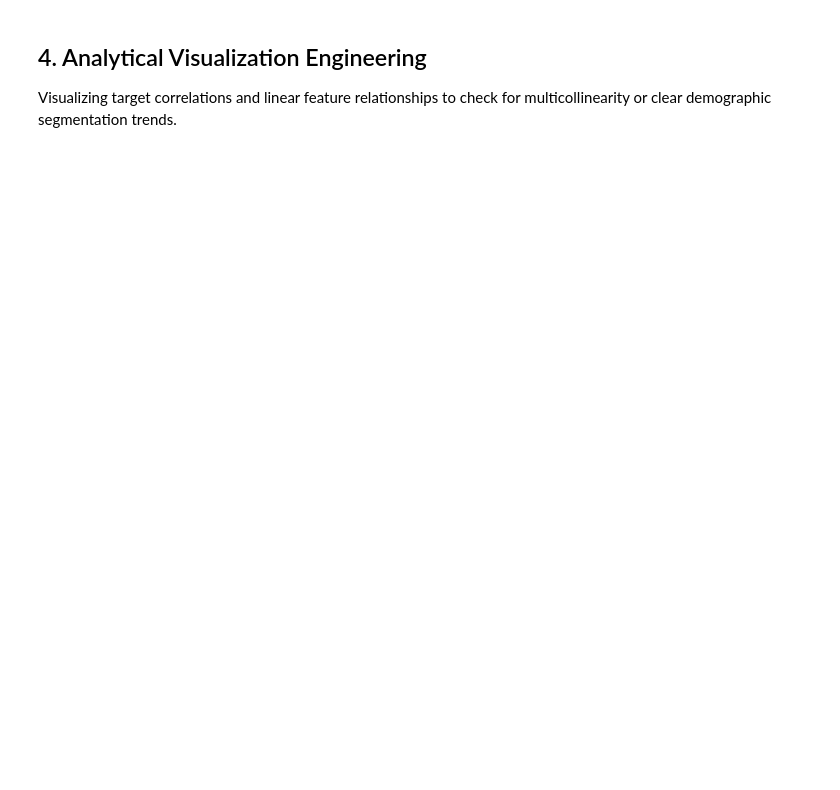
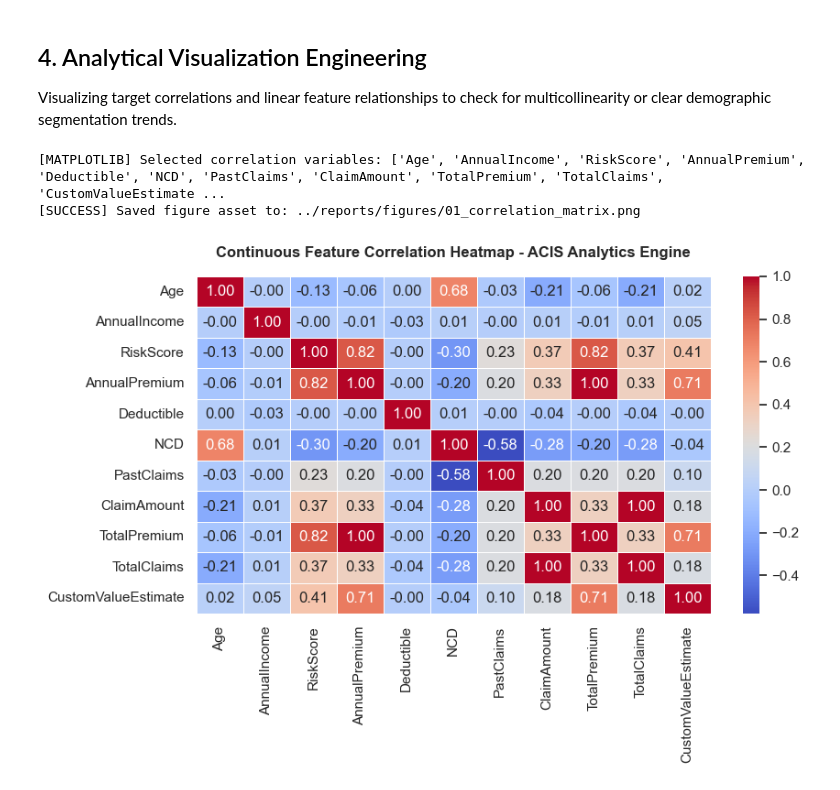
Before and after one commit to Solih06/auto-insurance-risk-analytics, a Jupyter notebook: notebooks/01_exploratory_analysis.ipynb, the cells around one changed output. Cells and saved outputs as stored; diff of their text form; code cells hidden in the pictures; blank space fills up the shorter version.

Commit message:
task1: Complete exploratory data analysis and export dynamic visuals

```diff
--- a/notebooks/01_exploratory_analysis.ipynb
+++ b/notebooks/01_exploratory_analysis.ipynb
@@ -105,14 +169,34 @@ if 'Province' in df.columns:
 ## 4. Analytical Visualization Engineering
 Visualizing target correlations and linear feature relationships to check for multicollinearity or clear demographic segmentation trends.
 # %%
-plt.figure(figsize=(8, 5))
+import os
+import matplotlib.pyplot as plt
+import seaborn as sns
+
+# Ensure the output asset directory exists
+os.makedirs('../reports/figures', exist_ok=True)
+
+# 1. Dynamically identify continuous metrics while avoiding tracking codes/IDs
 numeric_fields = df.select_dtypes(include=['float64', 'int64']).columns
-# Remove ID / Code variables to ensure meaningful feature matrix math
-clean_numeric = [col for col in numeric_fields if 'ID' not in col and 'Code' not in col]
+clean_numeric = [col for col in numeric_fields if not any(kw in col.lower() for kw in ['id', 'code', 'postal'])]
 
+print(f"[MATPLOTLIB] Selected correlation variables: {clean_numeric}")
+
+# 2. Compute and plot correlation matrix canvas
+plt.figure(figsize=(9, 6))
 correlation_map = df[clean_numeric].corr()
-sns.heatmap(correlation_map, annot=True, cmap='coolwarm', fmt=".2f", linewidths=0.5)
-plt.title('Continuous Feature Correlation Heatmap - ACIS Analytics Engine', pad=15)
+sns.heatmap(correlation_map, annot=True, cmap='coolwarm', fmt=".2f", linewidths=0.5, cbar=True)
+
+plt.title('Continuous Feature Correlation Heatmap - ACIS Analytics Engine', pad=15, fontsize=12, fontweight='bold')
 plt.tight_layout()
+
+# 3. Save to figures asset directory before displaying
+output_path = '../reports/figures/01_correlation_matrix.png'
+plt.savefig(output_path, dpi=300, bbox_inches='tight')
+print(f"[SUCCESS] Saved figure asset to: {output_path}")
 plt.show()
+# %% [output]
+[MATPLOTLIB] Selected correlation variables: ['Age', 'AnnualIncome', 'RiskScore', 'AnnualPremium', 'Deductible', 'NCD', 'PastClaims', 'ClaimAmount', 'TotalPremium', 'TotalClaims', 'CustomValueEstimate ...
+[SUCCESS] Saved figure asset to: ../reports/figures/01_correlation_matrix.png
+[figure, added]
 # %%
```
Also changed, not shown: parts of 8 cells of this notebook.
